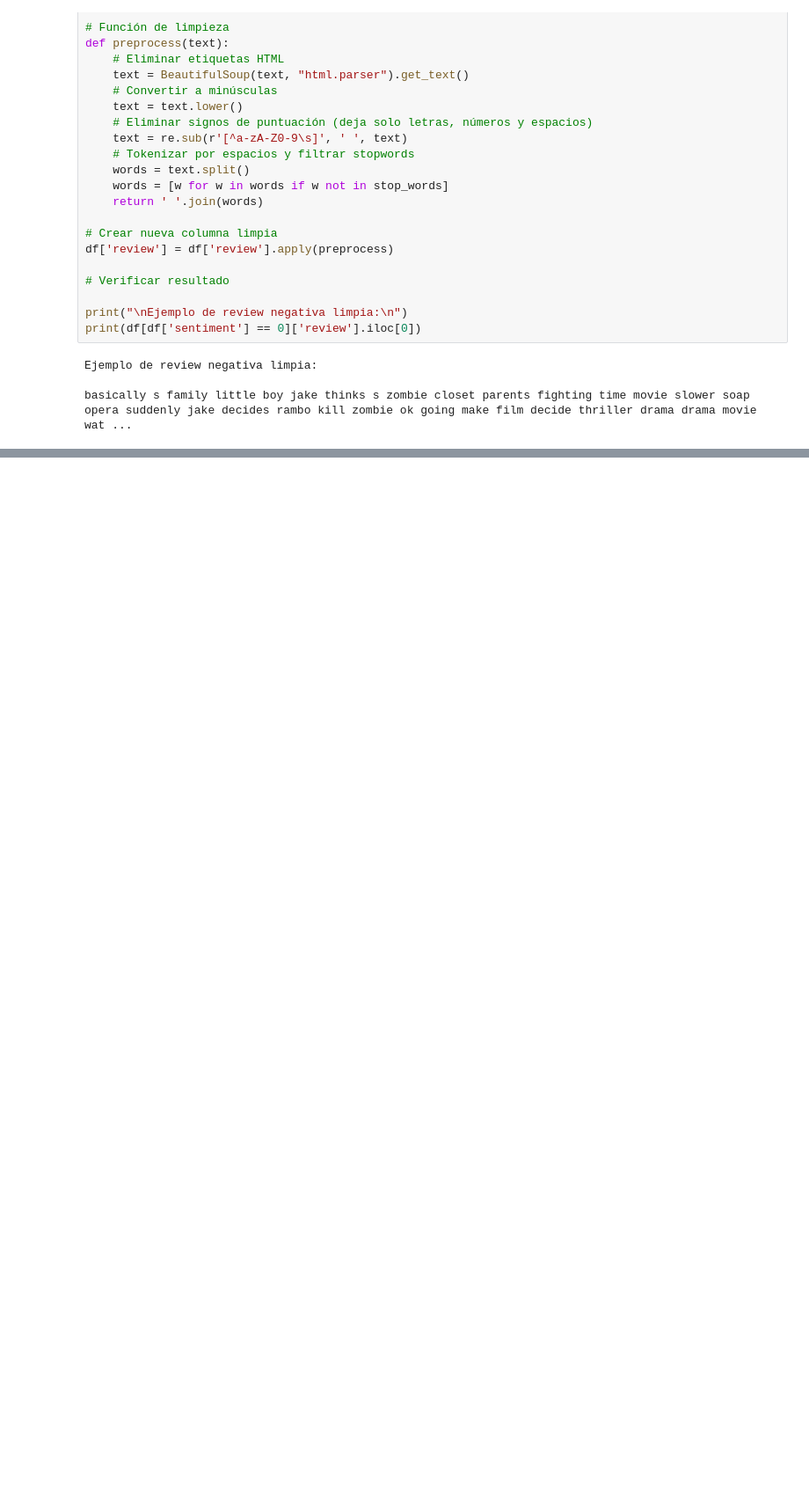
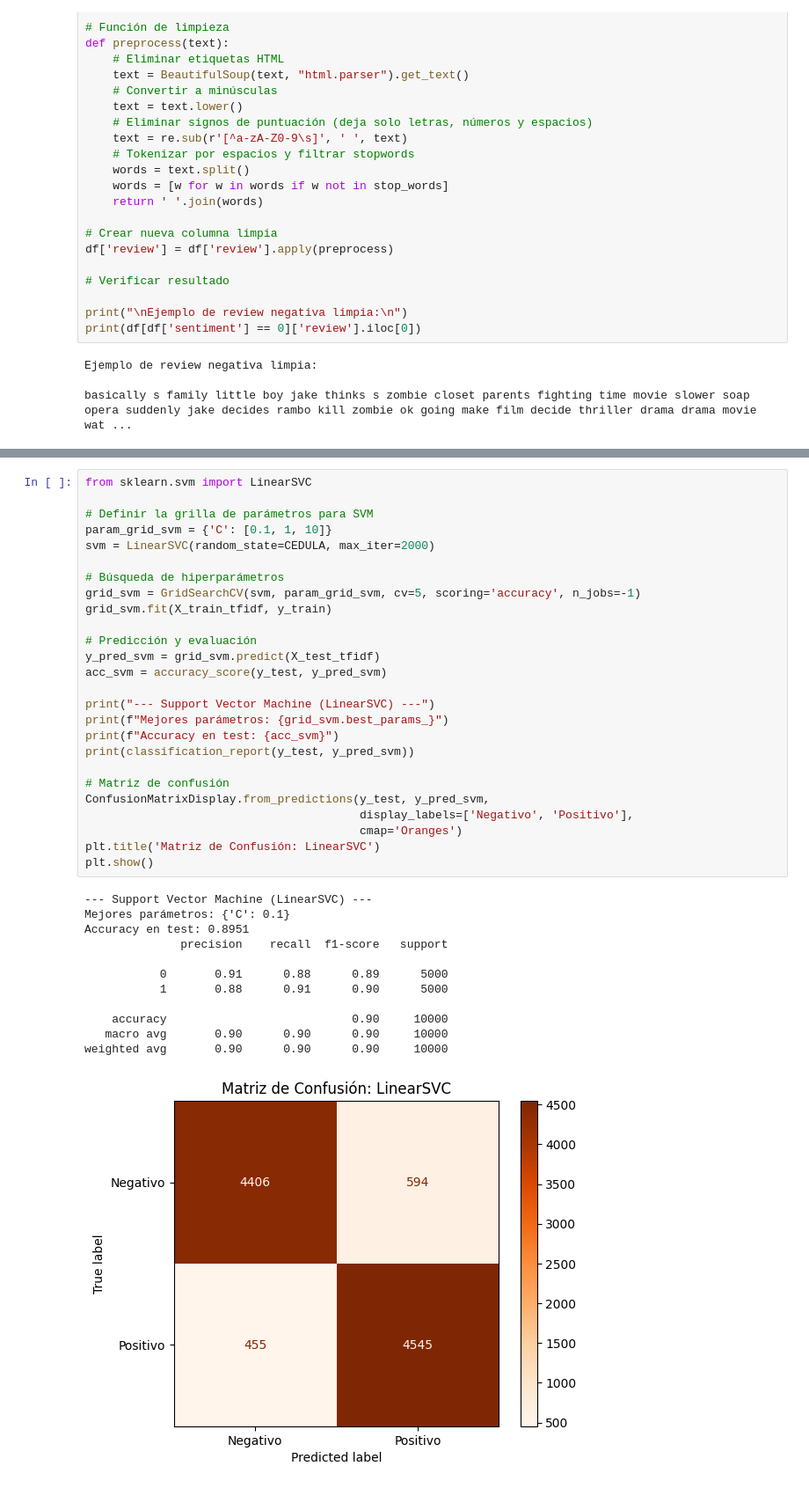
Before and after one commit to freddygl3/proyecto_aprendizaje_automatico, a Jupyter notebook: Proyecto_Aprendizaje.ipynb, the cells around one changed output, grey strips where cells are left out. Shown at 88% size. Drawn from its saved outputs; the diff is of its cells as text; blank space fills up the shorter version.

```diff
--- a/Proyecto_Aprendizaje.ipynb
+++ b/Proyecto_Aprendizaje.ipynb
@@ -180,0 +190,39 @@ weighted avg       0.89      0.89      0.89     10000
+# %%
+from sklearn.svm import LinearSVC
+
+# Definir la grilla de parámetros para SVM
+param_grid_svm = {'C': [0.1, 1, 10]}
+svm = LinearSVC(random_state=CEDULA, max_iter=2000)
+
+# Búsqueda de hiperparámetros
+grid_svm = GridSearchCV(svm, param_grid_svm, cv=5, scoring='accuracy', n_jobs=-1)
+grid_svm.fit(X_train_tfidf, y_train)
+
+# Predicción y evaluación
+y_pred_svm = grid_svm.predict(X_test_tfidf)
+acc_svm = accuracy_score(y_test, y_pred_svm)
+
+print("--- Support Vector Machine (LinearSVC) ---")
+print(f"Mejores parámetros: {grid_svm.best_params_}")
+print(f"Accuracy en test: {acc_svm}")
+print(classification_report(y_test, y_pred_svm))
+
+# Matriz de confusión
+ConfusionMatrixDisplay.from_predictions(y_test, y_pred_svm,
+                                        display_labels=['Negativo', 'Positivo'],
+                                        cmap='Oranges')
+plt.title('Matriz de Confusión: LinearSVC')
+plt.show()
+# %% [output]
+--- Support Vector Machine (LinearSVC) ---
+Mejores parámetros: {'C': 0.1}
+Accuracy en test: 0.8951
+              precision    recall  f1-score   support
+
+           0       0.91      0.88      0.89      5000
+           1       0.88      0.91      0.90      5000
+
+    accuracy                           0.90     10000
+   macro avg       0.90      0.90      0.90     10000
+weighted avg       0.90      0.90      0.90     10000
+[figure, added]
```
Also changed, not shown: parts of 4 cells of this notebook.
